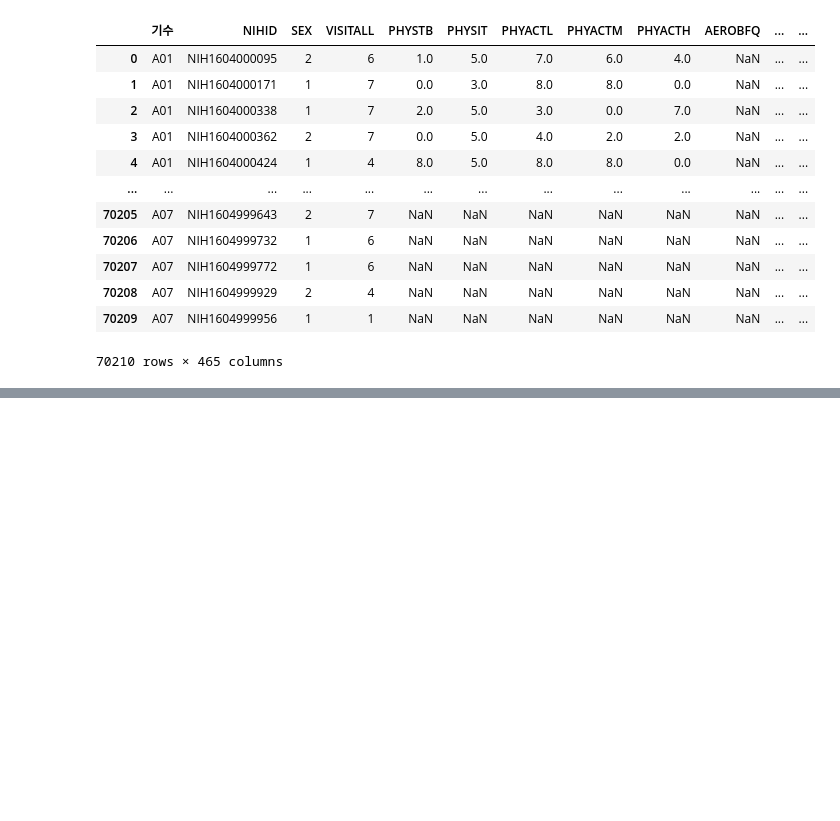
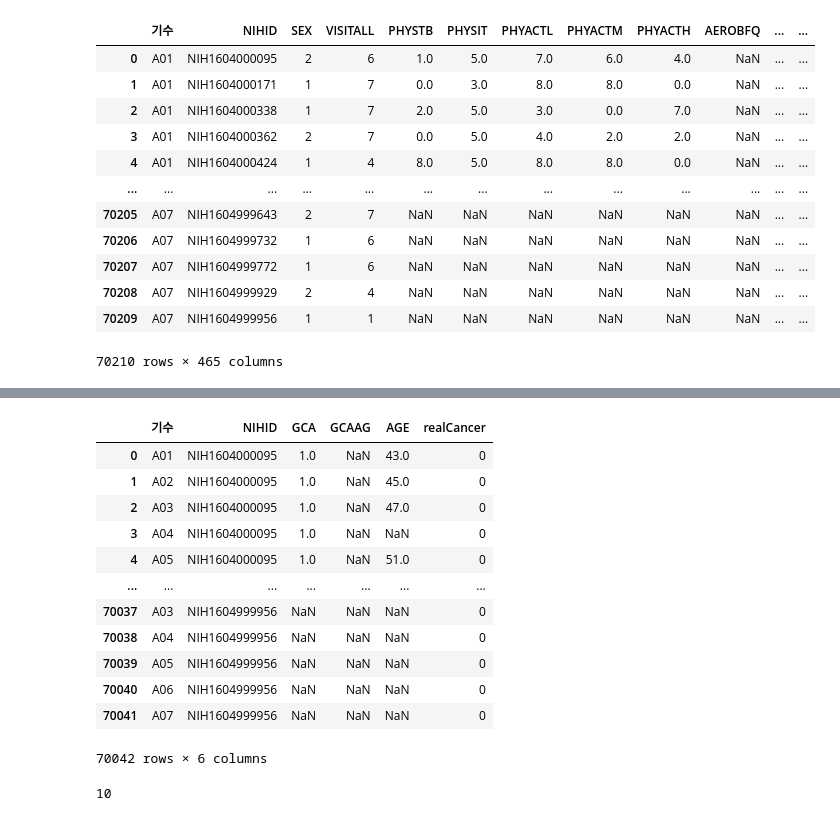
Before and after one commit to ZIO-KIM/SNUlab, a Jupyter notebook: Create Cancer.ipynb, the cells around one changed output, grey strips where cells are left out. Saved outputs shown, nothing was run; the diff lists cells and outputs as text; code cells hidden in the pictures; blank space fills up the shorter version.

```diff
--- a/Create Cancer.ipynb
+++ b/Create Cancer.ipynb
@@ -99,9 +99,12 @@ cancer_list = [lca, gca, hccca, colca, paca, utca, brca, thyca, proca, gallca]
 # %%
 # 1차때 진단받은 사람 제거
 
+new_cancer_list = []
 for cancer in cancer_list:
-    cancer_1st = cancer.loc[(cancer['기수'] == 'A01') & (cancer['CANCER'] == 2)]
+    cancer_1st = cancer.loc[(cancer['기수'] == 'A01') & (cancer.iloc[:, 2] == 2)]
     unique_id_1st = cancer_1st['NIHID'].unique().tolist()
 
     for id in unique_id_1st:
         cancer = cancer.loc[cancer['NIHID'] != id].reset_index(drop = True)
+
+    new_cancer_list.append(cancer)
@@ -123,0 +147,46 @@ lca
+# %%
+# ID별 2-7기 df 생성 후 Cancer 진단여부 열 추가
+
+diagnosed_cancer_list = []
+
+for cancer in new_cancer_list:
+    finalDf = pd.DataFrame()
+    unique_id = cancer['NIHID'].unique().tolist()
+
+    for id in unique_id:
+        count = 0
+        df = pd.DataFrame(cancer.loc[cancer['NIHID'] == id].reset_index(drop = True))
+
+        for i in range(1, len(df) - 1):    # 2기부터 7기까지 검사
+            if df.iloc[i][2] == 2:
+                count += 1
+                break;
+        if count > 0:
+            df['realCancer'] = 1
+        else:
+            df['realCancer'] = 0
+
+        finalDf = pd.concat([finalDf, df], axis = 0)
+        finalDf.reset_index(drop = True, inplace = True)
+
+    diagnosed_cancer_list.append(finalDf)
+# %%
+diagnosed_cancer_list[1]
+# %% [output]
+|  | 기수 | NIHID | GCA | GCAAG | AGE | realCancer |
+| 0 | A01 | NIH1604000095 | 1.0 | NaN | 43.0 | 0 |
+| 1 | A02 | NIH1604000095 | 1.0 | NaN | 45.0 | 0 |
+| 2 | A03 | NIH1604000095 | 1.0 | NaN | 47.0 | 0 |
+| 3 | A04 | NIH1604000095 | 1.0 | NaN | NaN | 0 |
+| 4 | A05 | NIH1604000095 | 1.0 | NaN | 51.0 | 0 |
+| ... | ... | ... | ... | ... | ... | ... |
+| 70037 | A03 | NIH1604999956 | NaN | NaN | NaN | 0 |
+| 70038 | A04 | NIH1604999956 | NaN | NaN | NaN | 0 |
+| 70039 | A05 | NIH1604999956 | NaN | NaN | NaN | 0 |
+| 70040 | A06 | NIH1604999956 | NaN | NaN | NaN | 0 |
+| 70041 | A07 | NIH1604999956 | NaN | NaN | NaN | 0 |
+70042 rows × 6 columns
+# %%
+len(diagnosed_cancer_list)
+# %% [output]
+10
```
Also changed, not shown: parts of 16 cells of this notebook, 5 other files.
